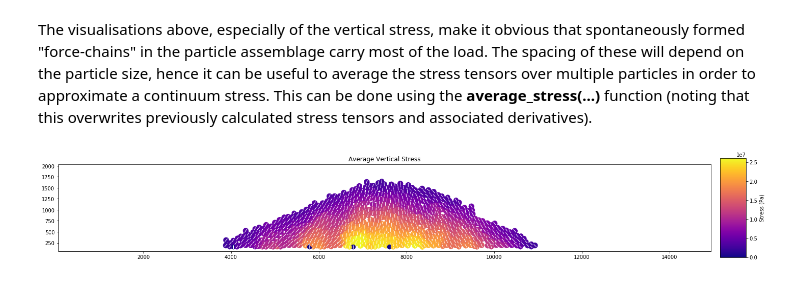
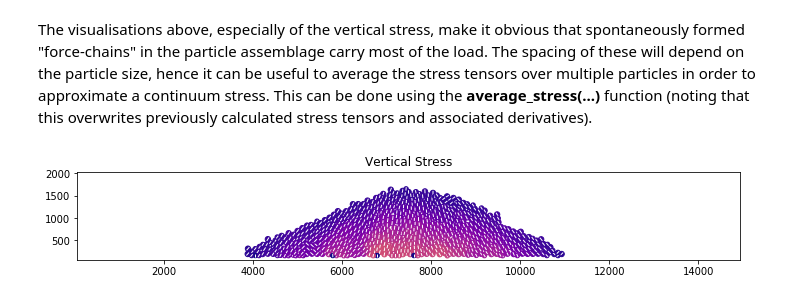
Before and after one commit to samthiele/ricepaper, a Jupyter notebook: test_notebooks/2 - RiceBallReader.ipynb, the cells around one changed output. Saved outputs shown, nothing was run; the diff lists cells and outputs as text; code cells hidden in the pictures.

```diff
--- a/test_notebooks/2 - RiceBallReader.ipynb
+++ b/test_notebooks/2 - RiceBallReader.ipynb
@@ -103,8 +103,8 @@ pile.average_stress(n = 5)
 # %%
 #plot normal stress (in y-direction)
-fig, ax = pile.plotStress(type="ny",title="Average Vertical Stress", figSize = (20,15))
+fig, ax = pile.plotAttr("stress",func="yy",vmax=5e7, title="Vertical Stress", figSize = (20,15))
 # %% [output]
-[figure, old version]
+[figure, new version]
 # %%
 #finally, we export this to vtk for viewing in paraview or similar
 pile.writeVTK("pile_processesed3.vtk")
```
Also changed, not shown: parts of 3 cells of this notebook, 6 other files.
